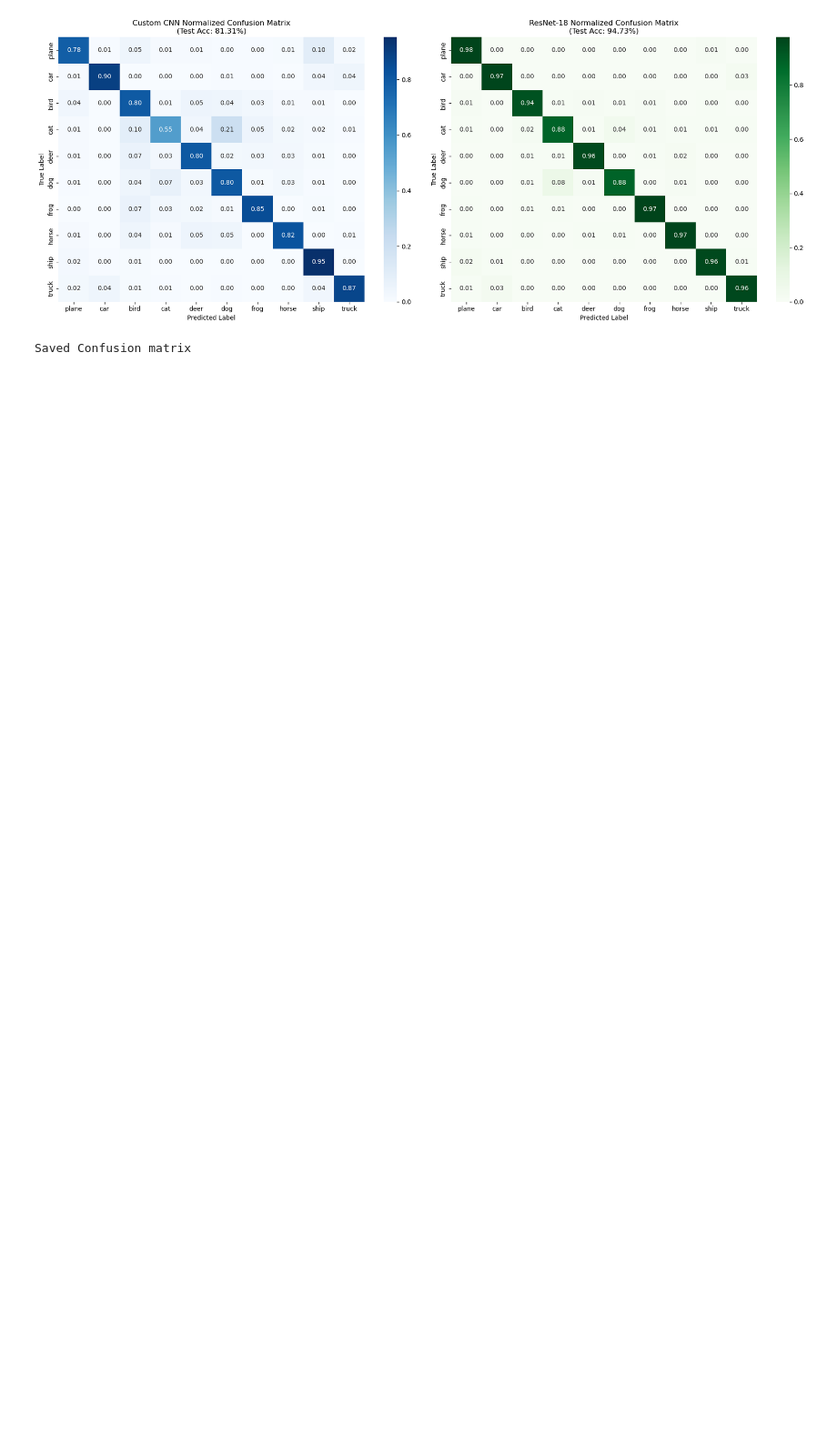
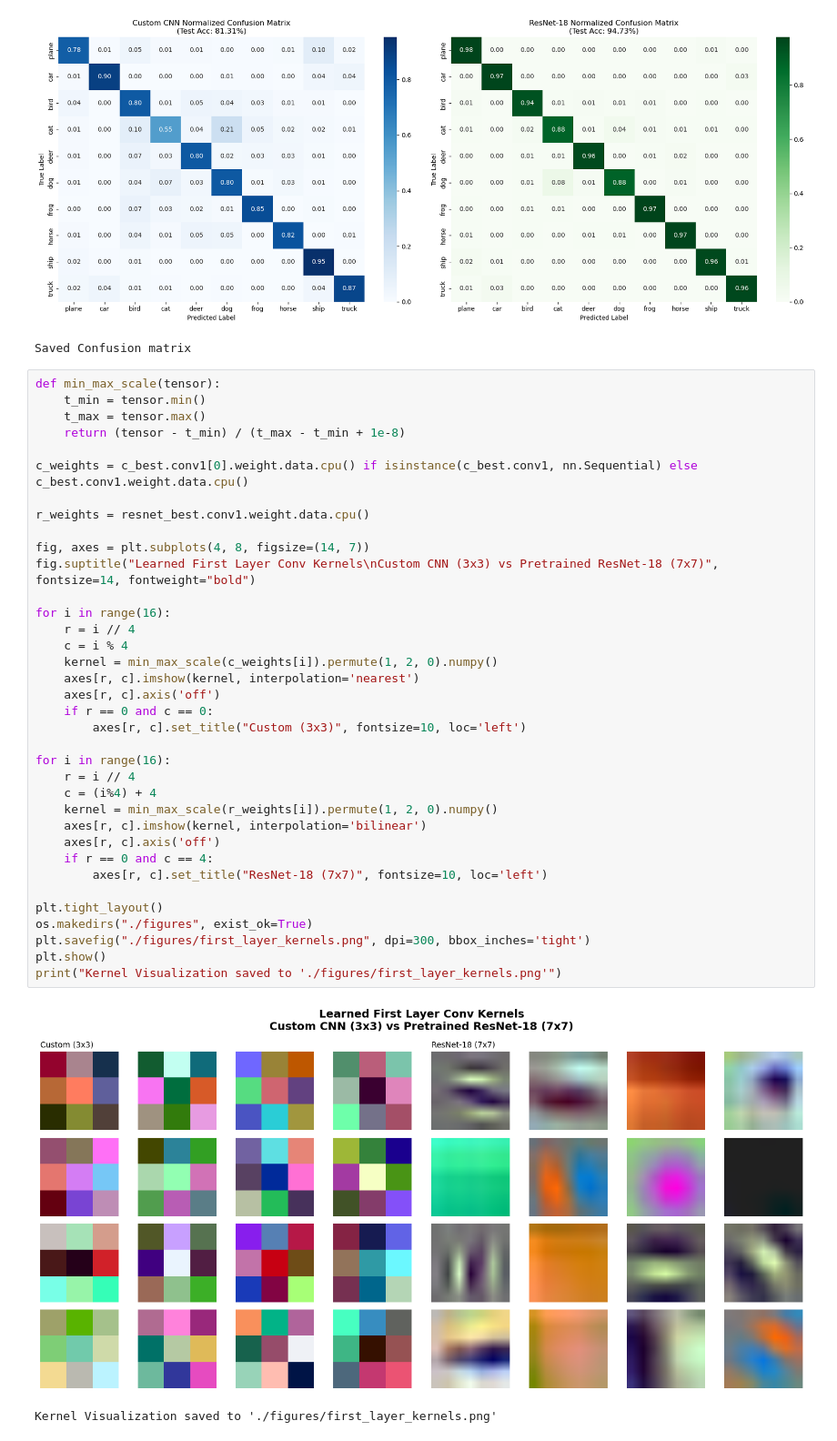
Before and after one commit to Shardz4/cnn_impl_-_archi_comp, a Jupyter notebook: Cifar10_custom_cnn.ipynb, the cells around one changed output. Shown at 91% size. Drawn from its saved outputs; the diff is of its cells as text; blank space fills up the shorter version.

Commit message:
docs: first layer visualization

```diff
--- a/Cifar10_custom_cnn.ipynb
+++ b/Cifar10_custom_cnn.ipynb
@@ -645,3 +645,42 @@ print("Saved Confusion matrix")
 # %% [output]
 [figure]
 Saved Confusion matrix
+# %%
+def min_max_scale(tensor):
+    t_min = tensor.min()
+    t_max = tensor.max()
+    return (tensor - t_min) / (t_max - t_min + 1e-8)
+
+c_weights = c_best.conv1[0].weight.data.cpu() if isinstance(c_best.conv1, nn.Sequential) else c_best.conv1.weight.data.cpu()
+
+r_weights = resnet_best.conv1.weight.data.cpu()
+
+fig, axes = plt.subplots(4, 8, figsize=(14, 7))
+fig.suptitle("Learned First Layer Conv Kernels\nCustom CNN (3x3) vs Pretrained ResNet-18 (7x7)", fontsize=14, fontweight="bold")
+
+for i in range(16):
+    r = i // 4
+    c = i % 4
+    kernel = min_max_scale(c_weights[i]).permute(1, 2, 0).numpy()
+    axes[r, c].imshow(kernel, interpolation='nearest')
+    axes[r, c].axis('off')
+    if r == 0 and c == 0:
+        axes[r, c].set_title("Custom (3x3)", fontsize=10, loc='left')
+
+for i in range(16):
+    r = i // 4
+    c = (i%4) + 4
+    kernel = min_max_scale(r_weights[i]).permute(1, 2, 0).numpy()
+    axes[r, c].imshow(kernel, interpolation='bilinear')
+    axes[r, c].axis('off')
+    if r == 0 and c == 4:
+        axes[r, c].set_title("ResNet-18 (7x7)", fontsize=10, loc='left')
+
+plt.tight_layout()
+os.makedirs("./figures", exist_ok=True)
+plt.savefig("./figures/first_layer_kernels.png", dpi=300, bbox_inches='tight')
+plt.show()
+print("Kernel Visualization saved to './figures/first_layer_kernels.png'")
+# %% [output]
+[figure, added]
+Kernel Visualization saved to './figures/first_layer_kernels.png'
```
Also changed, not shown: 1 other file.
